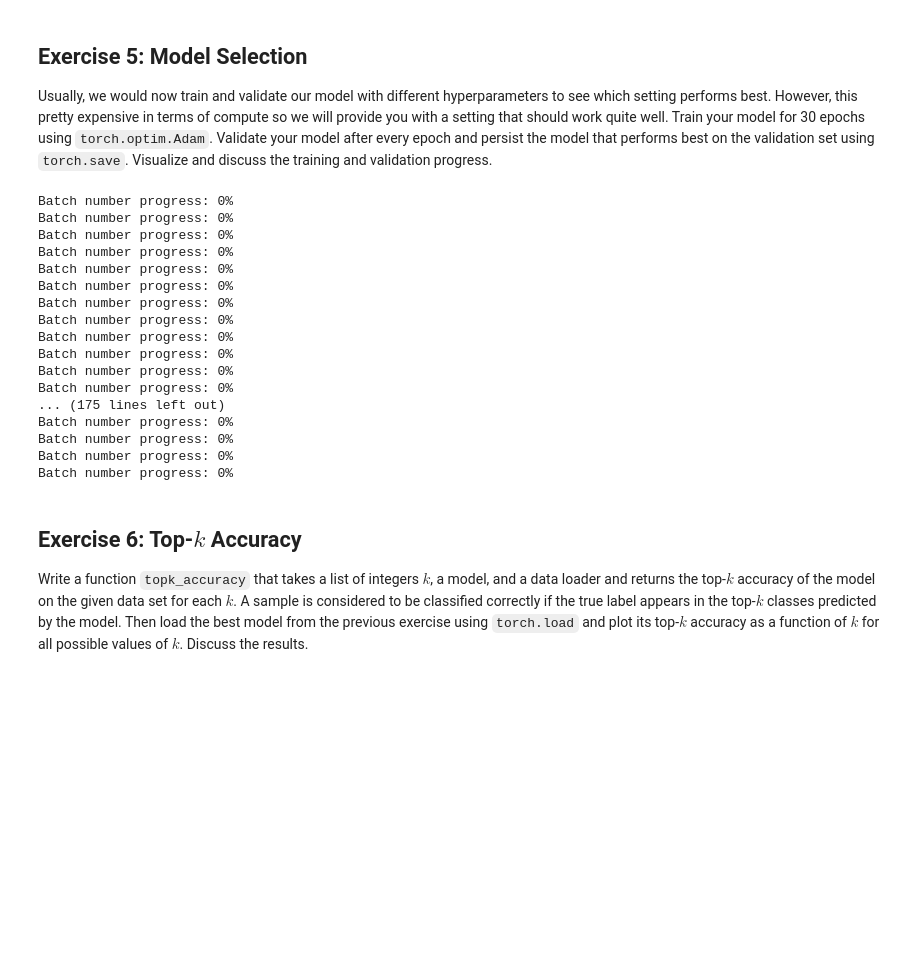
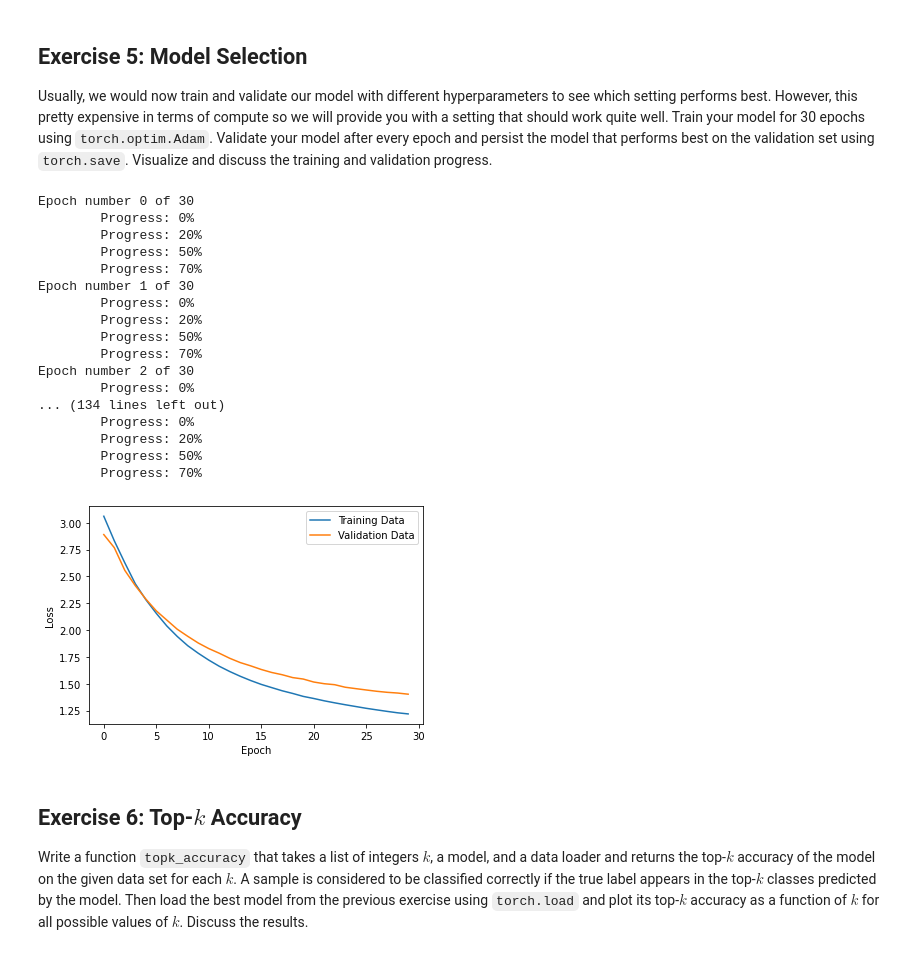
Before and after one commit to ThomSab/LSTM, a Jupyter notebook: A3/A3.ipynb, the cells around one changed output. Saved outputs shown, nothing was run; the diff lists cells and outputs as text; code cells hidden in the pictures; blank space fills up the shorter version.

```diff
--- a/A3/A3.ipynb
+++ b/A3/A3.ipynb
@@ -183,9 +183,7 @@ def epoch(dataloader:DataLoader,model:NextCharLSTM,optimizer:torch.optim.Optimiz
 
             x_batch,y_batch =get_input_and_label(batch)
 
-            optimizer.zero_grad()
             pred = model.forward(x_batch)
-            pred =pred
             loss = loss_fn(pred.swapaxes(2,1),y_batch.long())
 
             loss_seq.append(loss.item())
@@ -195,15 +193,14 @@ def epoch(dataloader:DataLoader,model:NextCharLSTM,optimizer:torch.optim.Optimiz
     for batch_idx,batch in enumerate(dataloader):
         progress_percent = np.floor((batch_idx/len(dataloader))*100).astype(int)
         if progress_percent%10==0:
-            print(f"Epoch progress: {progress_percent}%")
+            print(f"\tProgress: {progress_percent}%")
 
         x_batch,y_batch =get_input_and_label(batch)
 
         optimizer.zero_grad()
         pred = model.forward(x_batch)
 
-        pred =pred.swapaxes(2,1)
-        loss = loss_fn(pred,y_batch.long())
+        loss = loss_fn(pred.swapaxes(2,1),y_batch.long())
         loss.backward()
 
         optimizer.step()
@@ -224,7 +221,7 @@ batch_size = 256
 embedding_dim = 8
 hidden_dim = 512
 learning_rate = 1e-3
-num_epochs = 100
+num_epochs = 30
 
 ########## YOUR SOLUTION HERE ##########
 
@@ -240,33 +237,45 @@ model = NextCharLSTM(alphabet_size = train_data.encoder.alphabet_size,
 
 
 dataloader = DataLoader(train_data,batch_size=256,shuffle=True)
+val_dataloader = DataLoader(valid_data,batch_size=256)
 optimizer = torch.optim.Adam(model.parameters(),lr=learning_rate)
 
-loss_array = np.array([])
+loss_array,val_array = np.array([]),np.array([])
 
-for _ in range(30):
-    loss_array = np.append(loss_array,epoch(dataloader,model,optimizer))
-
-plt.plot(loss_array.flatten())
-plt.show()
+best_model_performance = np.average(epoch(val_dataloader,model)) #initial validation
+for _ in range(num_epochs):
+    print(f"Epoch number {_+1} of {num_epochs}")
+    loss_array = np.append(loss_array,np.average(epoch(dataloader,model,optimizer)))
+    val_array = np.append(val_array,np.average(epoch(val_dataloader,model)))
+    if np.average(epoch(val_dataloader,model)) > best_model_performance:
+        torch.save(model,"best_model")
 # %% [output]
-Batch number progress: 0%
-Batch number progress: 0%
-Batch number progress: 0%
-Batch number progress: 0%
-Batch number progress: 0%
-Batch number progress: 0%
-Batch number progress: 0%
-Batch number progress: 0%
-Batch number progress: 0%
-Batch number progress: 0%
-Batch number progress: 0%
-Batch number progress: 0%
-... (175 lines left out)
-Batch number progress: 0%
-Batch number progress: 0%
-Batch number progress: 0%
-Batch number progress: 0%
+Epoch number 0 of 30
+        Progress: 0%
+        Progress: 20%
+        Progress: 50%
+        Progress: 70%
+Epoch number 1 of 30
+        Progress: 0%
+        Progress: 20%
+        Progress: 50%
+        Progress: 70%
+Epoch number 2 of 30
+        Progress: 0%
+... (134 lines left out)
+        Progress: 0%
+        Progress: 20%
+        Progress: 50%
+        Progress: 70%
+# %%
+plt.plot(loss_array.flatten(),label="Training Data")
+plt.plot(val_array.flatten(),label="Validation Data")
+plt.xlabel("Epoch")
+plt.ylabel("Loss")
+plt.legend()
+plt.show()
+# %% [output]
+[figure, added]
 # %% [markdown]
 ## Exercise 6: Top-$k$ Accuracy
 
```
Also changed, not shown: parts of 5 cells of this notebook, 1 other file.
